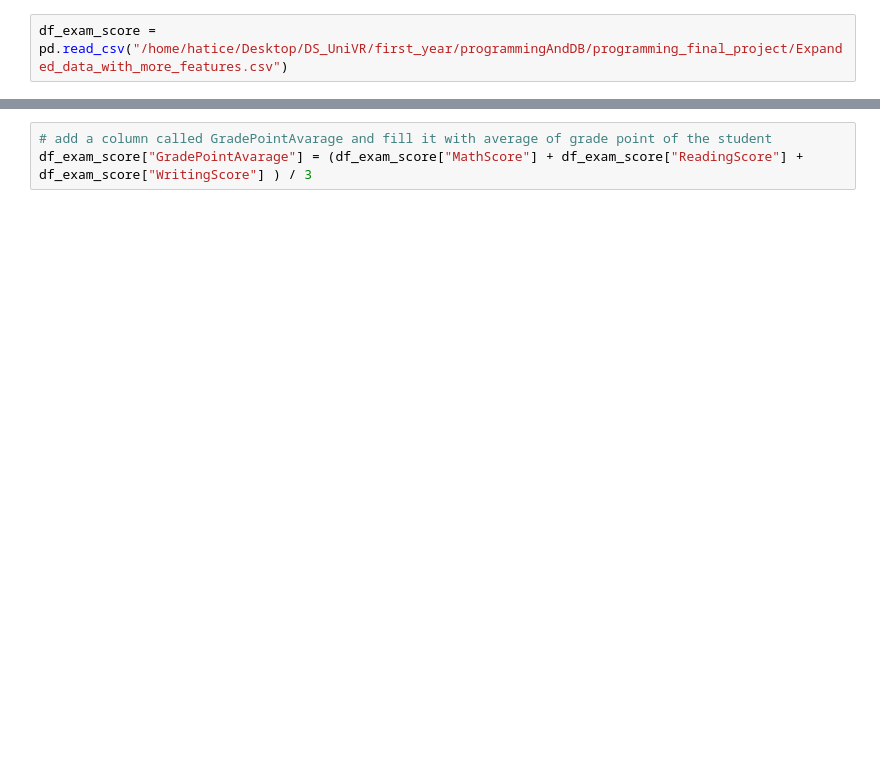
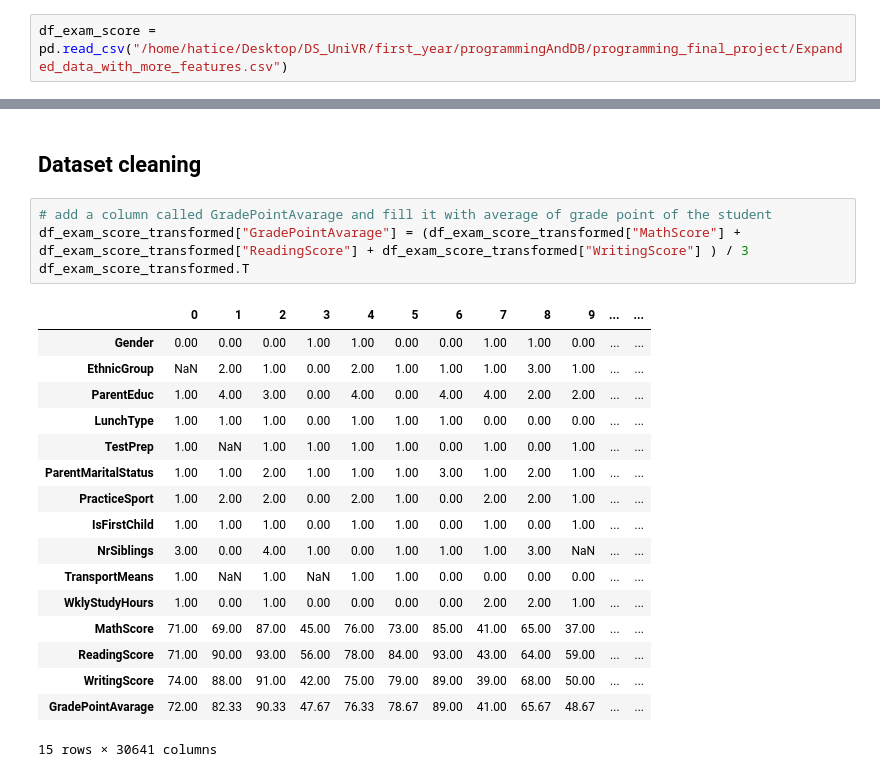
Before and after one commit to onathatice-univr/programming_final_project, a Jupyter notebook: VR503361_final_project.ipynb, the cells around one changed output, grey strips where cells are left out. Cells and saved outputs as stored; diff of their text form; blank space fills up the shorter version.

```diff
--- a/VR503361_final_project.ipynb
+++ b/VR503361_final_project.ipynb
@@ -119,3 +169,24 @@ pd.options.display.float_format = '{:,.2f}'.format
+# %% [markdown]
+## Dataset cleaning
 # %%
 # add a column called GradePointAvarage and fill it with average of grade point of the student
-df_exam_score["GradePointAvarage"] = (df_exam_score["MathScore"] + df_exam_score["ReadingScore"] + df_exam_score["WritingScore"] ) / 3
+df_exam_score_transformed["GradePointAvarage"] = (df_exam_score_transformed["MathScore"] + df_exam_score_transformed["ReadingScore"] + df_exam_score_transformed["WritingScore"] ) / 3
+df_exam_score_transformed.T
+# %% [output]
+|  | 0 | 1 | 2 | 3 | 4 | 5 | 6 | 7 | 8 | 9 | ... | ... |
+| Gender | 0.00 | 0.00 | 0.00 | 1.00 | 1.00 | 0.00 | 0.00 | 1.00 | 1.00 | 0.00 | ... | ... |
+| EthnicGroup | NaN | 2.00 | 1.00 | 0.00 | 2.00 | 1.00 | 1.00 | 1.00 | 3.00 | 1.00 | ... | ... |
+| ParentEduc | 1.00 | 4.00 | 3.00 | 0.00 | 4.00 | 0.00 | 4.00 | 4.00 | 2.00 | 2.00 | ... | ... |
+| LunchType | 1.00 | 1.00 | 1.00 | 0.00 | 1.00 | 1.00 | 1.00 | 0.00 | 0.00 | 0.00 | ... | ... |
+| TestPrep | 1.00 | NaN | 1.00 | 1.00 | 1.00 | 1.00 | 0.00 | 1.00 | 0.00 | 1.00 | ... | ... |
+| ParentMaritalStatus | 1.00 | 1.00 | 2.00 | 1.00 | 1.00 | 1.00 | 3.00 | 1.00 | 2.00 | 1.00 | ... | ... |
+| PracticeSport | 1.00 | 2.00 | 2.00 | 0.00 | 2.00 | 1.00 | 0.00 | 2.00 | 2.00 | 1.00 | ... | ... |
+| IsFirstChild | 1.00 | 1.00 | 1.00 | 0.00 | 1.00 | 1.00 | 0.00 | 1.00 | 0.00 | 1.00 | ... | ... |
+| NrSiblings | 3.00 | 0.00 | 4.00 | 1.00 | 0.00 | 1.00 | 1.00 | 1.00 | 3.00 | NaN | ... | ... |
+| TransportMeans | 1.00 | NaN | 1.00 | NaN | 1.00 | 1.00 | 0.00 | 0.00 | 0.00 | 0.00 | ... | ... |
+| WklyStudyHours | 1.00 | 0.00 | 1.00 | 0.00 | 0.00 | 0.00 | 0.00 | 2.00 | 2.00 | 1.00 | ... | ... |
+| MathScore | 71.00 | 69.00 | 87.00 | 45.00 | 76.00 | 73.00 | 85.00 | 41.00 | 65.00 | 37.00 | ... | ... |
+| ReadingScore | 71.00 | 90.00 | 93.00 | 56.00 | 78.00 | 84.00 | 93.00 | 43.00 | 64.00 | 59.00 | ... | ... |
+| WritingScore | 74.00 | 88.00 | 91.00 | 42.00 | 75.00 | 79.00 | 89.00 | 39.00 | 68.00 | 50.00 | ... | ... |
+| GradePointAvarage | 72.00 | 82.33 | 90.33 | 47.67 | 76.33 | 78.67 | 89.00 | 41.00 | 65.67 | 48.67 | ... | ... |
+15 rows × 30641 columns
```
Also changed, not shown: parts of 34 cells of this notebook, 1 other file.
